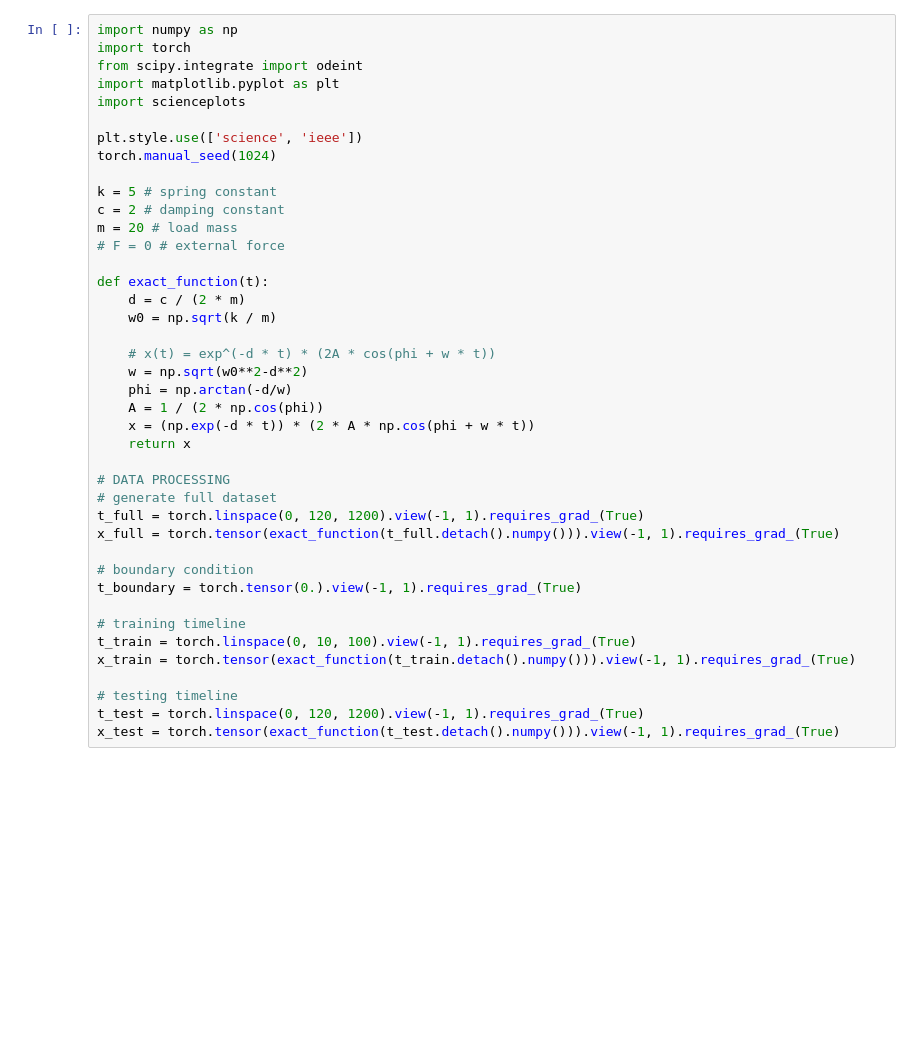
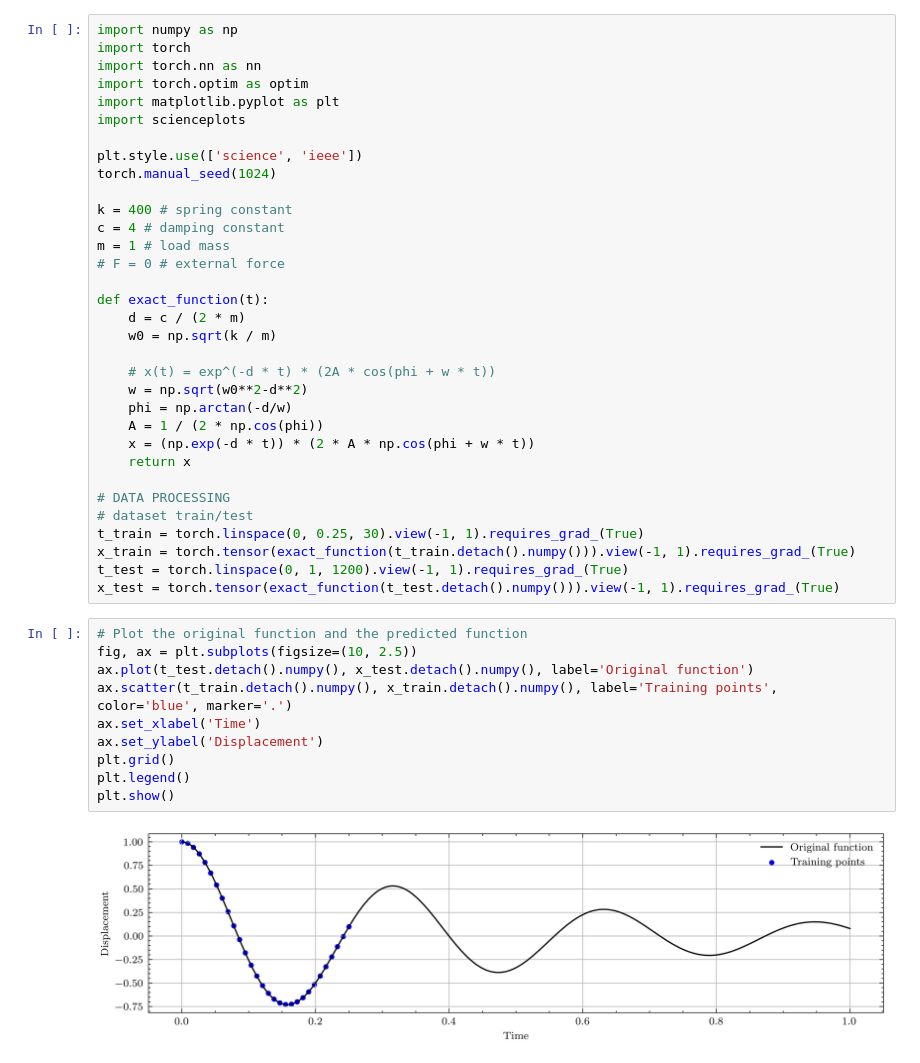
Before and after one commit to AZarbade/PINN-comparative-study, a Jupyter notebook: src/nn_compare.ipynb, the cells around one changed output. Saved outputs shown, nothing was run; the diff lists cells and outputs as text; blank space fills up the shorter version.

```diff
--- a/src/nn_compare.ipynb
+++ b/src/nn_compare.ipynb
@@ -1,16 +1,17 @@
 # %%
 import numpy as np
 import torch
-from scipy.integrate import odeint
+import torch.nn as nn
+import torch.optim as optim
 import matplotlib.pyplot as plt
 import scienceplots
 
 plt.style.use(['science', 'ieee'])
 torch.manual_seed(1024)
 
-k = 5 # spring constant
-c = 2 # damping constant
-m = 20 # load mass
+k = 400 # spring constant
+c = 4 # damping constant
+m = 1 # load mass
 # F = 0 # external force
 
 def exact_function(t):
@@ -25,17 +26,20 @@ def exact_function(t):
     return x
 
 # DATA PROCESSING
-# generate full dataset
-t_full = torch.linspace(0, 120, 1200).view(-1, 1).requires_grad_(True)
-x_full = torch.tensor(exact_function(t_full.detach().numpy())).view(-1, 1).requires_grad_(True)
-
-# boundary condition
-t_boundary = torch.tensor(0.).view(-1, 1).requires_grad_(True)
-
-# training timeline
-t_train = torch.linspace(0, 10, 100).view(-1, 1).requires_grad_(True)
+# dataset train/test
+t_train = torch.linspace(0, 0.25, 30).view(-1, 1).requires_grad_(True)
 x_train = torch.tensor(exact_function(t_train.detach().numpy())).view(-1, 1).requires_grad_(True)
-
-# testing timeline
-t_test = torch.linspace(0, 120, 1200).view(-1, 1).requires_grad_(True)
+t_test = torch.linspace(0, 1, 1200).view(-1, 1).requires_grad_(True)
 x_test = torch.tensor(exact_function(t_test.detach().numpy())).view(-1, 1).requires_grad_(True)
+# %%
+# Plot the original function and the predicted function
+fig, ax = plt.subplots(figsize=(10, 2.5))
+ax.plot(t_test.detach().numpy(), x_test.detach().numpy(), label='Original function')
+ax.scatter(t_train.detach().numpy(), x_train.detach().numpy(), label='Training points', color='blue', marker='.')
+ax.set_xlabel('Time')
+ax.set_ylabel('Displacement')
+plt.grid()
+plt.legend()
+plt.show()
+# %% [output]
+[figure, added]
```
Also changed, not shown: parts of 8 cells of this notebook, 6 other files.
